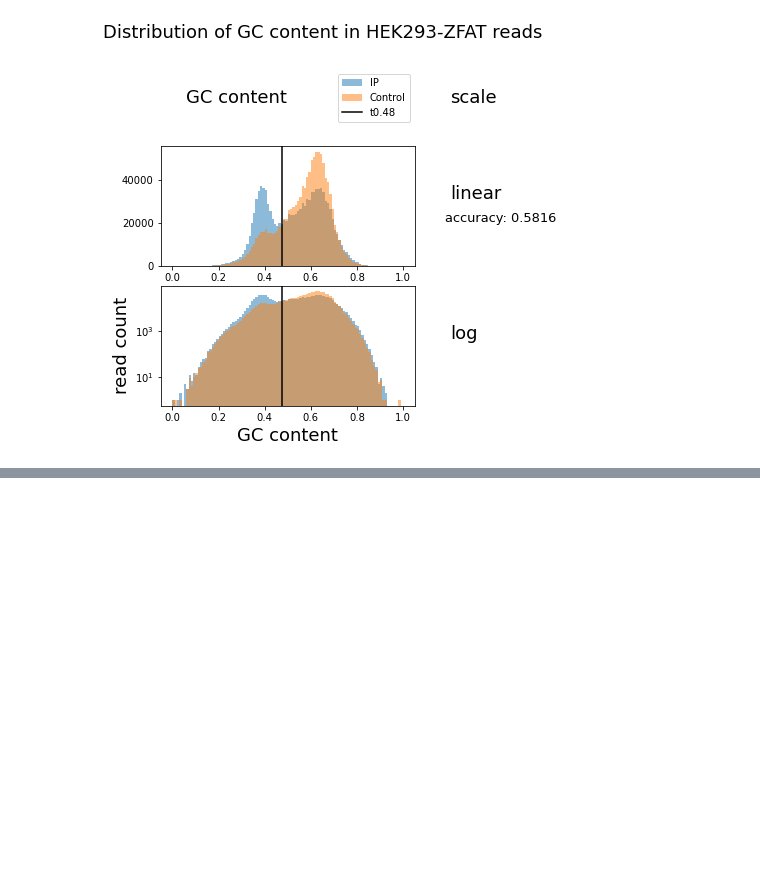
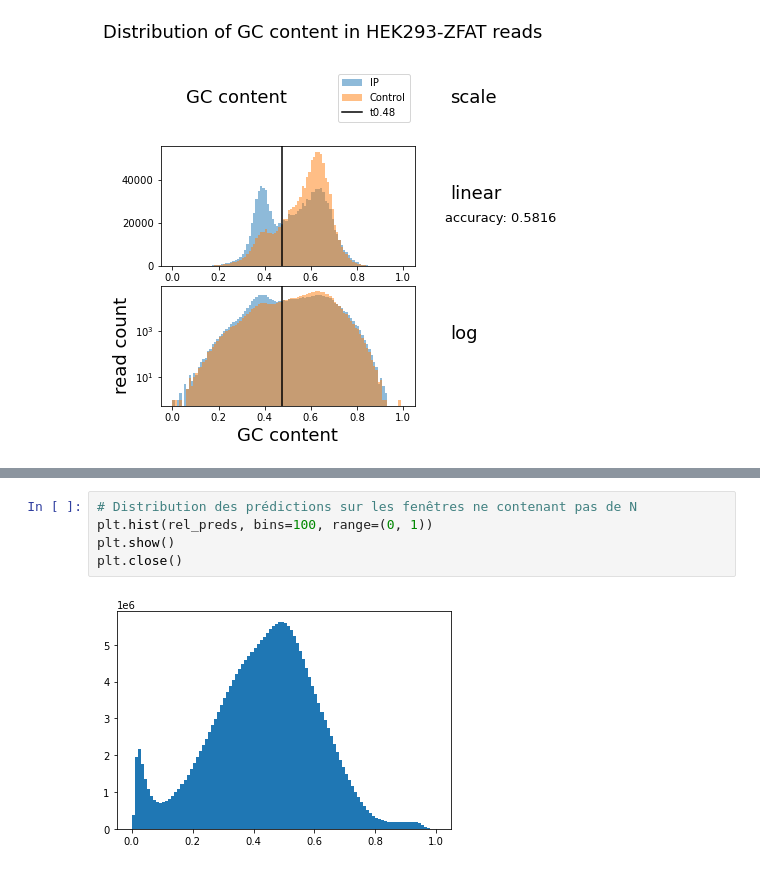
Before and after one commit to Alexwestbrook/mnhn-internship_DeepCNN_ChIP-seq, a Jupyter notebook: plot_distributions.ipynb, the cells around one changed output, grey strips where cells are left out. Saved outputs shown, nothing was run; the diff lists cells and outputs as text; blank space fills up the shorter version.

```diff
--- a/plot_distributions.ipynb
+++ b/plot_distributions.ipynb
@@ -576,0 +602,7 @@ IndexError: index 13 is out of bounds for axis 0 with size 13
+# %%
+# Distribution des prédictions sur les fenêtres ne contenant pas de N
+plt.hist(rel_preds, bins=100, range=(0, 1))
+plt.show()
+plt.close()
+# %% [output]
+[figure, added]
```
Also changed, not shown: parts of 13 cells of this notebook.
